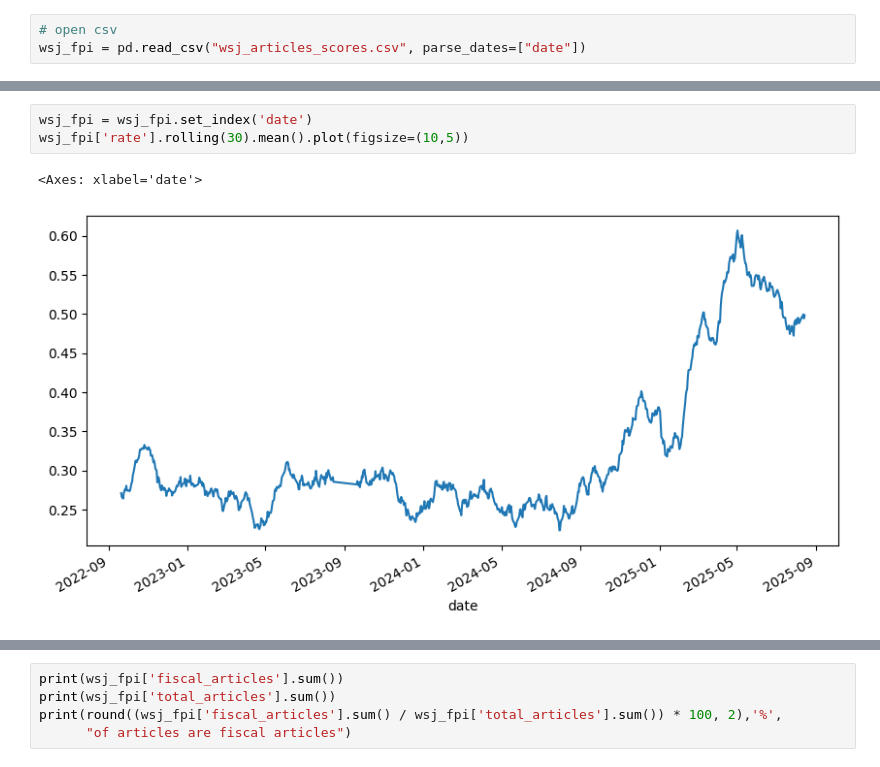
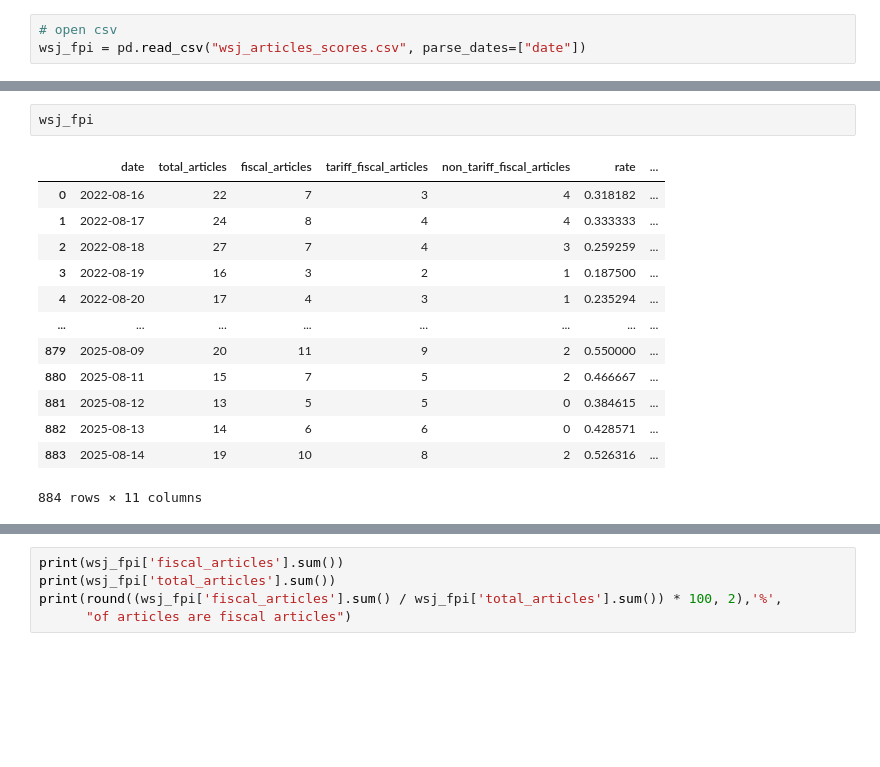
Before and after one commit to UWA-DS-11/capstone-project-11, a Jupyter notebook: fiscal_policy_index/pdf_extraction.ipynb, the cells around one changed output, grey strips where cells are left out. Cells and saved outputs as stored; diff of their text form; blank space fills up the shorter version.

```diff
--- a/fiscal_policy_index/pdf_extraction.ipynb
+++ b/fiscal_policy_index/pdf_extraction.ipynb
@@ -618,6 +419,16 @@ wsj_fpi['rate'].rolling(30).mean().plot()
-# %%
-wsj_fpi = wsj_fpi.set_index('date')
-wsj_fpi['rate'].rolling(30).mean().plot(figsize=(10,5))
-# %% [output]
-<Axes: xlabel='date'>
-[figure, removed]
+# %%
+wsj_fpi
+# %% [output]
+|  | date | total_articles | fiscal_articles | tariff_fiscal_articles | non_tariff_fiscal_articles | rate | ... |
+| 0 | 2022-08-16 | 22 | 7 | 3 | 4 | 0.318182 | ... |
+| 1 | 2022-08-17 | 24 | 8 | 4 | 4 | 0.333333 | ... |
+| 2 | 2022-08-18 | 27 | 7 | 4 | 3 | 0.259259 | ... |
+| 3 | 2022-08-19 | 16 | 3 | 2 | 1 | 0.187500 | ... |
+| 4 | 2022-08-20 | 17 | 4 | 3 | 1 | 0.235294 | ... |
+| ... | ... | ... | ... | ... | ... | ... | ... |
+| 879 | 2025-08-09 | 20 | 11 | 9 | 2 | 0.550000 | ... |
+| 880 | 2025-08-11 | 15 | 7 | 5 | 2 | 0.466667 | ... |
+| 881 | 2025-08-12 | 13 | 5 | 5 | 0 | 0.384615 | ... |
+| 882 | 2025-08-13 | 14 | 6 | 6 | 0 | 0.428571 | ... |
+| 883 | 2025-08-14 | 19 | 10 | 8 | 2 | 0.526316 | ... |
+884 rows × 11 columns
```
Also changed, not shown: parts of 32 cells of this notebook, 1 other file.
